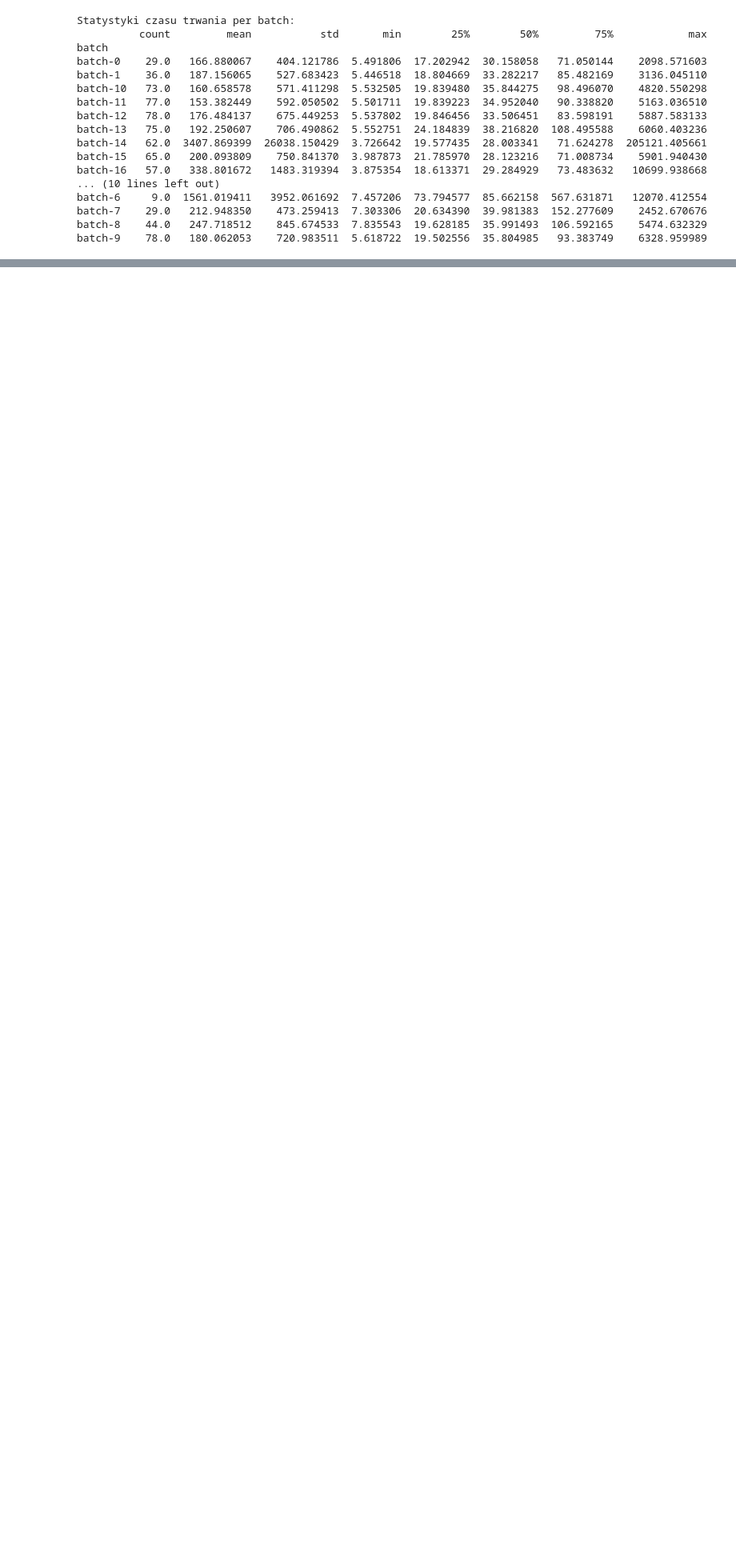
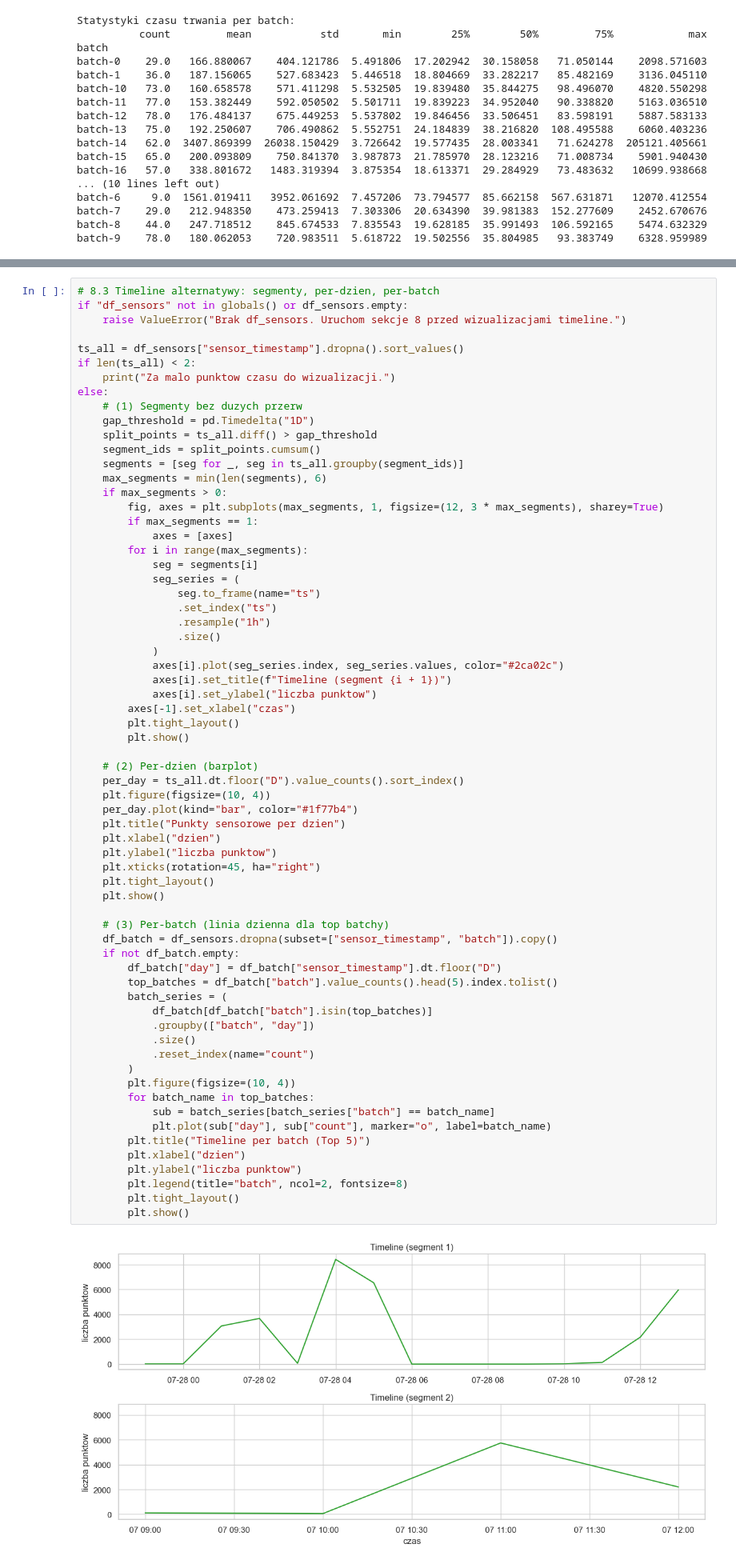
Before and after one commit to midusza04/MAPB, a Jupyter notebook: milestone1_cotton_candy_fixed.ipynb, the cells around one changed output, grey strips where cells are left out. Shown at 80% size. Drawn from its saved outputs; the diff is of its cells as text; blank space fills up the shorter version.

```diff
--- a/milestone1_cotton_candy_fixed.ipynb
+++ b/milestone1_cotton_candy_fixed.ipynb
@@ -1408,0 +1587,68 @@ df_sensors.head()
+# %%
+# 8.3 Timeline alternatywy: segmenty, per-dzien, per-batch
+if "df_sensors" not in globals() or df_sensors.empty:
+    raise ValueError("Brak df_sensors. Uruchom sekcje 8 przed wizualizacjami timeline.")
+
+ts_all = df_sensors["sensor_timestamp"].dropna().sort_values()
+if len(ts_all) < 2:
+    print("Za malo punktow czasu do wizualizacji.")
+else:
+    # (1) Segmenty bez duzych przerw
+    gap_threshold = pd.Timedelta("1D")
+    split_points = ts_all.diff() > gap_threshold
+    segment_ids = split_points.cumsum()
+    segments = [seg for _, seg in ts_all.groupby(segment_ids)]
+    max_segments = min(len(segments), 6)
+    if max_segments > 0:
+        fig, axes = plt.subplots(max_segments, 1, figsize=(12, 3 * max_segments), sharey=True)
+        if max_segments == 1:
+            axes = [axes]
+        for i in range(max_segments):
+            seg = segments[i]
+            seg_series = (
+                seg.to_frame(name="ts")
+                .set_index("ts")
+                .resample("1h")
+                .size()
+            )
+            axes[i].plot(seg_series.index, seg_series.values, color="#2ca02c")
+            axes[i].set_title(f"Timeline (segment {i + 1})")
+            axes[i].set_ylabel("liczba punktow")
+        axes[-1].set_xlabel("czas")
+        plt.tight_layout()
+        plt.show()
+
+    # (2) Per-dzien (barplot)
+    per_day = ts_all.dt.floor("D").value_counts().sort_index()
+    plt.figure(figsize=(10, 4))
+    per_day.plot(kind="bar", color="#1f77b4")
+    plt.title("Punkty sensorowe per dzien")
+    plt.xlabel("dzien")
+    plt.ylabel("liczba punktow")
+    plt.xticks(rotation=45, ha="right")
+    plt.tight_layout()
+    plt.show()
+
+    # (3) Per-batch (linia dzienna dla top batchy)
+    df_batch = df_sensors.dropna(subset=["sensor_timestamp", "batch"]).copy()
+    if not df_batch.empty:
+        df_batch["day"] = df_batch["sensor_timestamp"].dt.floor("D")
+        top_batches = df_batch["batch"].value_counts().head(5).index.tolist()
+        batch_series = (
+            df_batch[df_batch["batch"].isin(top_batches)]
+            .groupby(["batch", "day"])
+            .size()
+            .reset_index(name="count")
+        )
+        plt.figure(figsize=(10, 4))
+        for batch_name in top_batches:
+            sub = batch_series[batch_series["batch"] == batch_name]
+            plt.plot(sub["day"], sub["count"], marker="o", label=batch_name)
+        plt.title("Timeline per batch (Top 5)")
+        plt.xlabel("dzien")
+        plt.ylabel("liczba punktow")
+        plt.legend(title="batch", ncol=2, fontsize=8)
+        plt.tight_layout()
+        plt.show()
+# %% [output]
+[figure, added]
```
Also changed, not shown: parts of 18 cells of this notebook.
